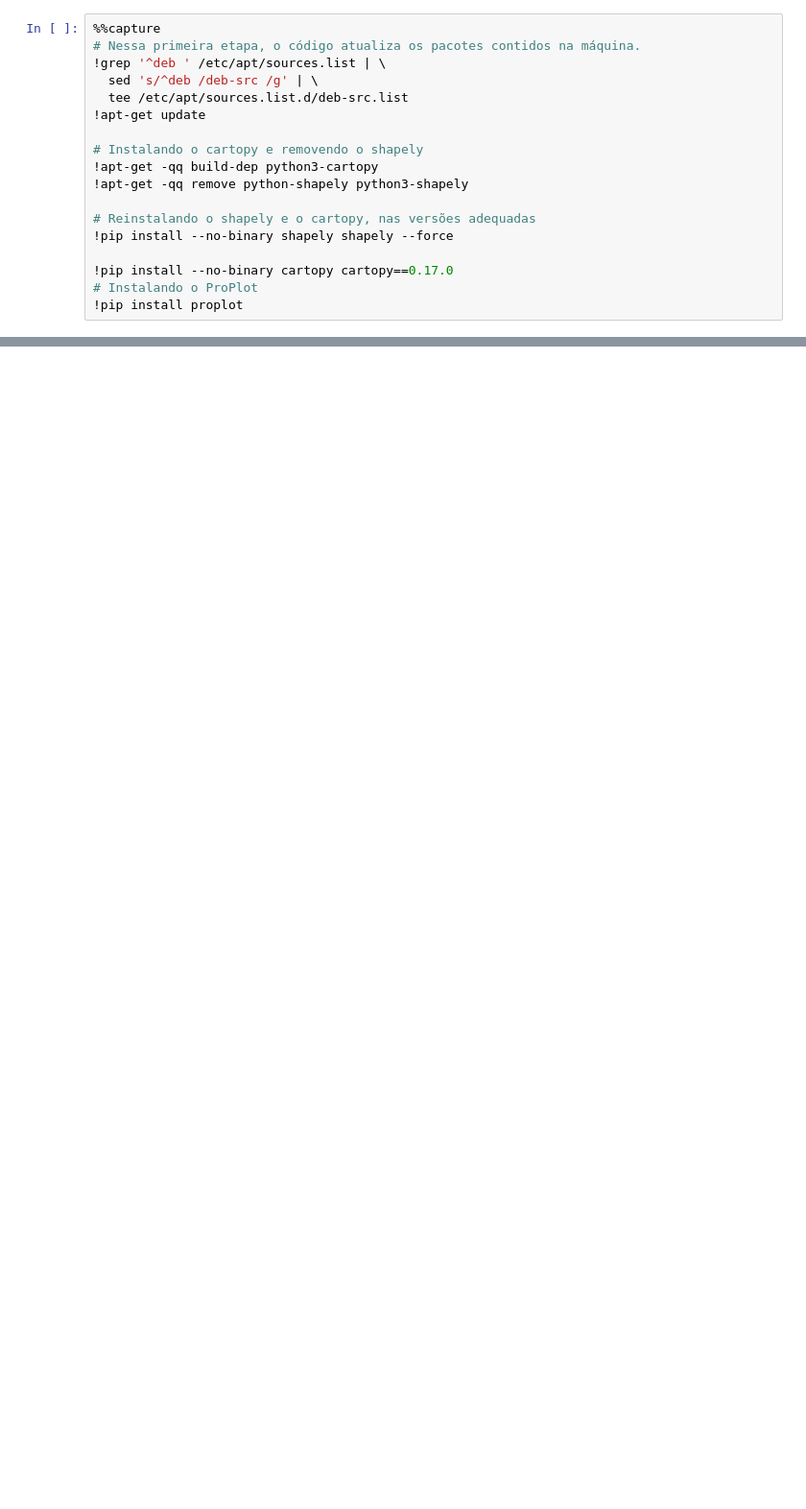
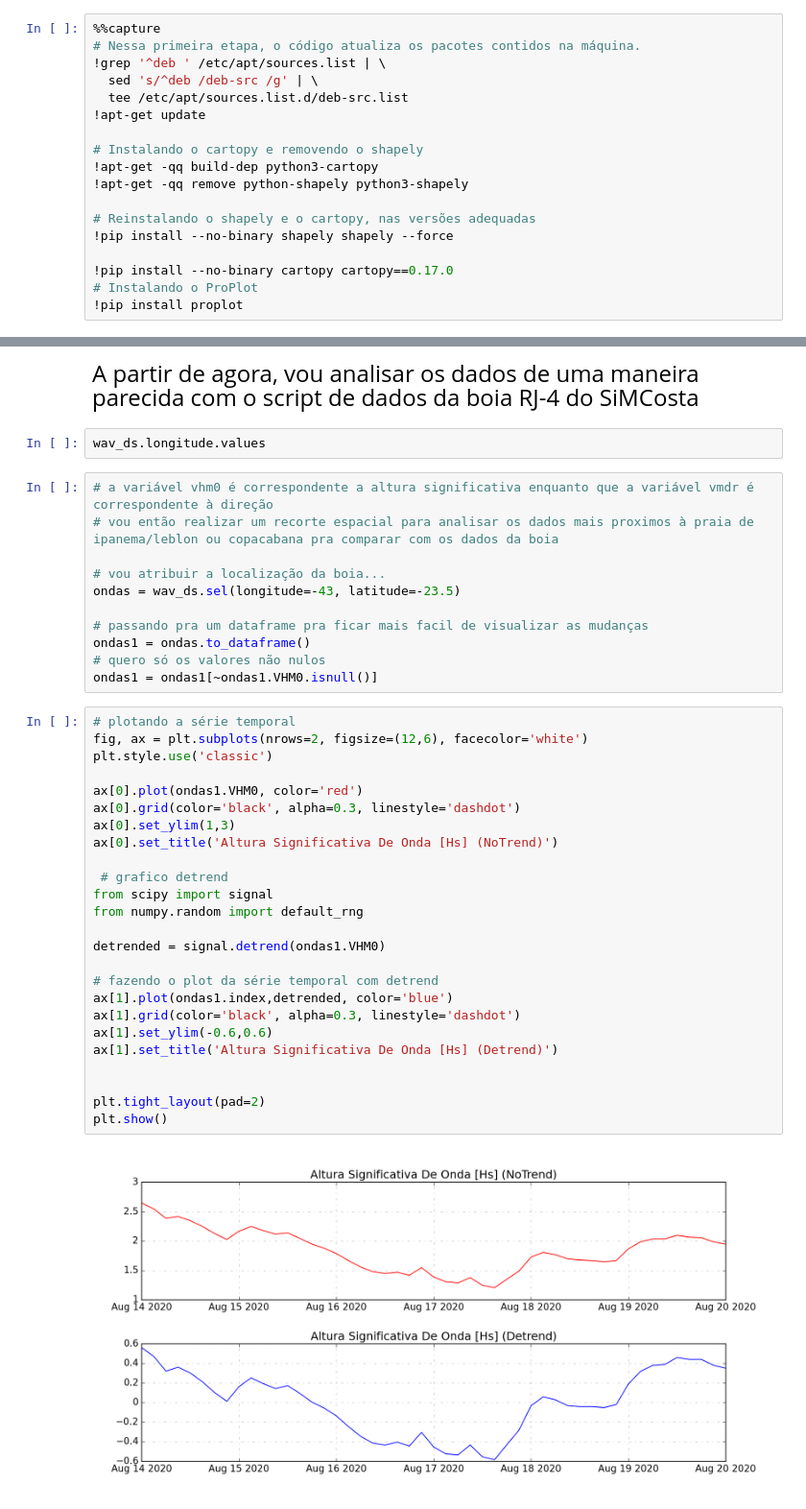
Before and after one commit to jonatanriq/oceanografia, a Jupyter notebook: copernicus_marine.ipynb, the cells around one changed output, grey strips where cells are left out. Shown at 96% size. Cells and saved outputs as stored; diff of their text form; blank space fills up the shorter version.

Commit message:
coloquei o plot das series temporais

```diff
--- a/copernicus_marine.ipynb
+++ b/copernicus_marine.ipynb
@@ -115,0 +130,42 @@ plt.savefig(np.datetime_as_string(wav_ds.isel(time=0).time.values,unit='h')+'.pn
+# %% [markdown]
+<font size='5'> A partir de agora, vou analisar os dados de uma maneira parecida com o script de dados da boia RJ-4 do SiMCosta </font>
+# %%
+wav_ds.longitude.values
+# %%
+# a variável vhm0 é correspondente a altura significativa enquanto que a variável vmdr é correspondente à direção
+# vou então realizar um recorte espacial para analisar os dados mais proximos à praia de ipanema/leblon ou copacabana pra comparar com os dados da boia
+
+# vou atribuir a localização da boia...
+ondas = wav_ds.sel(longitude=-43, latitude=-23.5)
+
+# passando pra um dataframe pra ficar mais facil de visualizar as mudanças
+ondas1 = ondas.to_dataframe()
+# quero só os valores não nulos
+ondas1 = ondas1[~ondas1.VHM0.isnull()]
+# %%
+# plotando a série temporal
+fig, ax = plt.subplots(nrows=2, figsize=(12,6), facecolor='white')
+plt.style.use('classic')
+
+ax[0].plot(ondas1.VHM0, color='red')
+ax[0].grid(color='black', alpha=0.3, linestyle='dashdot')
+ax[0].set_ylim(1,3)
+ax[0].set_title('Altura Significativa De Onda [Hs] (NoTrend)')
+
+ # grafico detrend
+from scipy import signal
+from numpy.random import default_rng
+
+detrended = signal.detrend(ondas1.VHM0)
+
+# fazendo o plot da série temporal com detrend
+ax[1].plot(ondas1.index,detrended, color='blue')
+ax[1].grid(color='black', alpha=0.3, linestyle='dashdot')
+ax[1].set_ylim(-0.6,0.6)
+ax[1].set_title('Altura Significativa De Onda [Hs] (Detrend)')
+
+
+plt.tight_layout(pad=2)
+plt.show()
+# %% [output]
+[figure, added]
```
Also changed, not shown: parts of 6 cells of this notebook.
